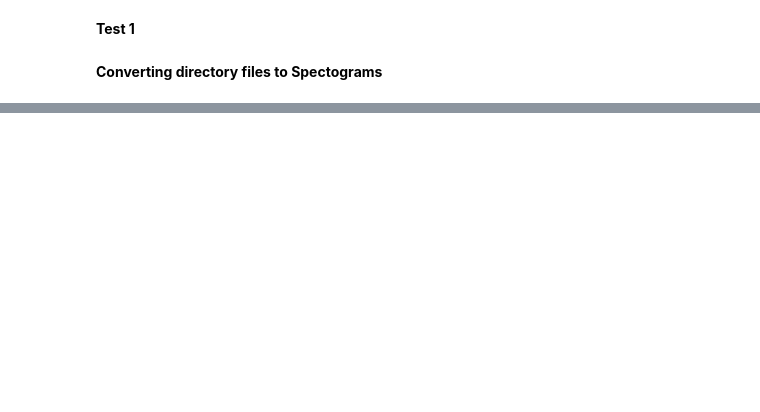
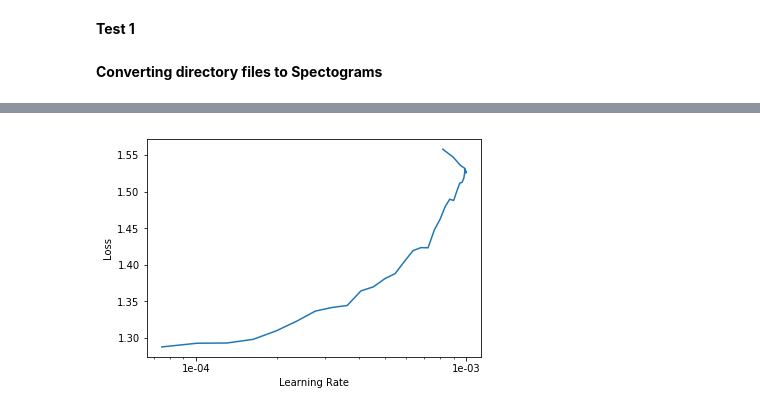
Before and after one commit to deep1401/Music-Genre-Classification-using-Transfer-Learning-on-log-based-MEL-spectrogram, a Jupyter notebook: Music_Genre_Classifier.ipynb, the cells around one changed output, grey strips where cells are left out. Drawn from its saved outputs; the diff is of its cells as text; code cells hidden in the pictures; blank space fills up the shorter version.

```diff
--- a/Music_Genre_Classifier.ipynb
+++ b/Music_Genre_Classifier.ipynb
@@ -226,0 +306,2 @@ print("Run Successful")
+# %%
+learn.fit_one_cycle(4,slice(lr))
@@ -226,0 +314,4 @@ print("Run Successful")
+# %%
+learn.recorder.plot()
+# %% [output]
+[figure, added]
```
Also changed, not shown: parts of 68 cells of this notebook.
